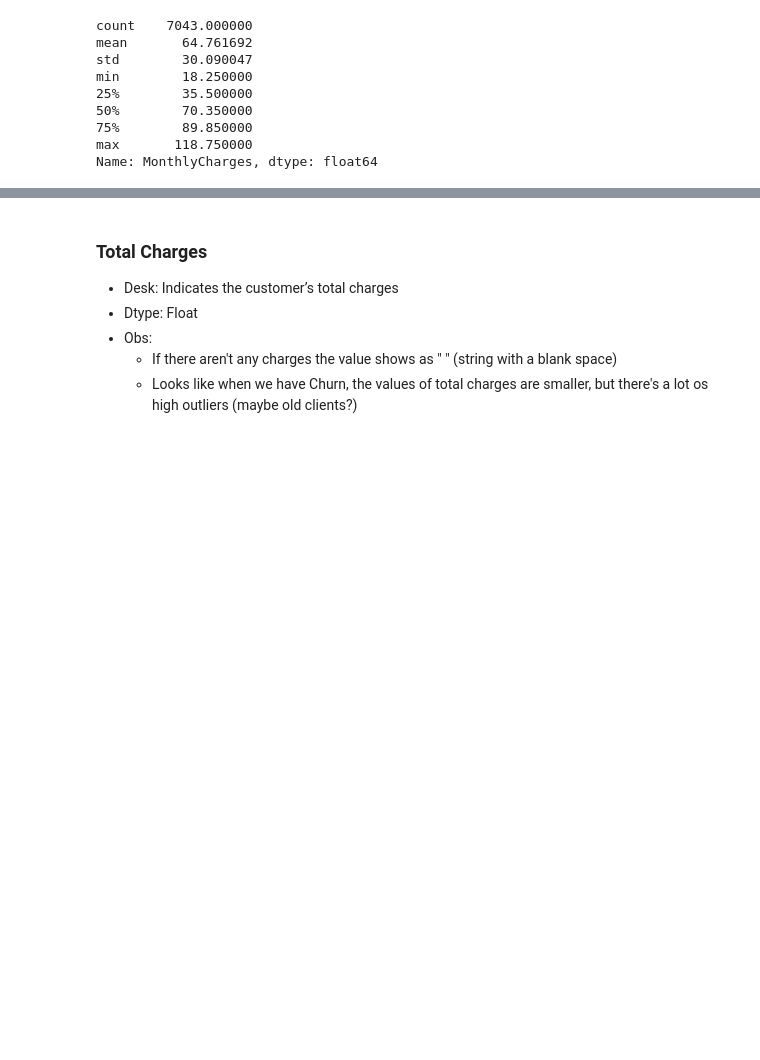
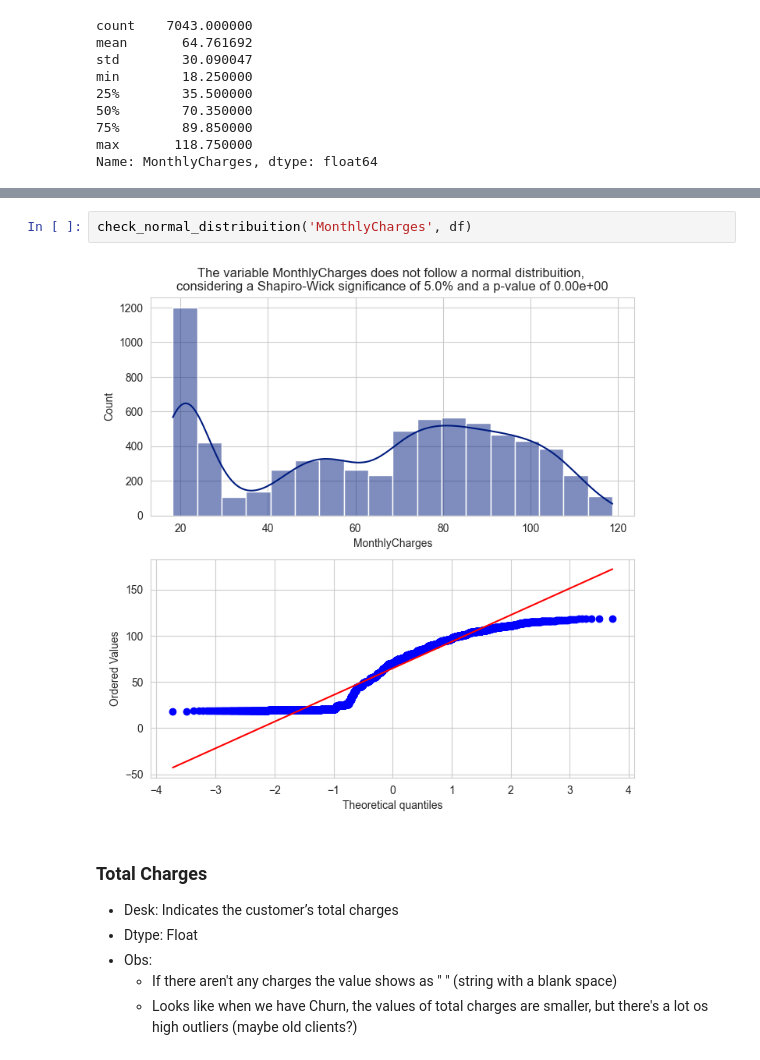
Before and after one commit to Gbrlmoraes/telecom_churn_prediction, a Jupyter notebook: notebooks/exploratory_data_analysis.ipynb, the cells around one changed output, grey strips where cells are left out. Saved outputs shown, nothing was run; the diff lists cells and outputs as text; blank space fills up the shorter version.

```diff
--- a/notebooks/exploratory_data_analysis.ipynb
+++ b/notebooks/exploratory_data_analysis.ipynb
@@ -460,3 +494,7 @@ plt.show()
+# %%
+check_normal_distribuition('MonthlyCharges', df)
+# %% [output]
+[figure, added]
 # %% [markdown]
 ### Total Charges
 - Desk: Indicates the customer’s total charges
```
Also changed, not shown: parts of 17 cells of this notebook.
